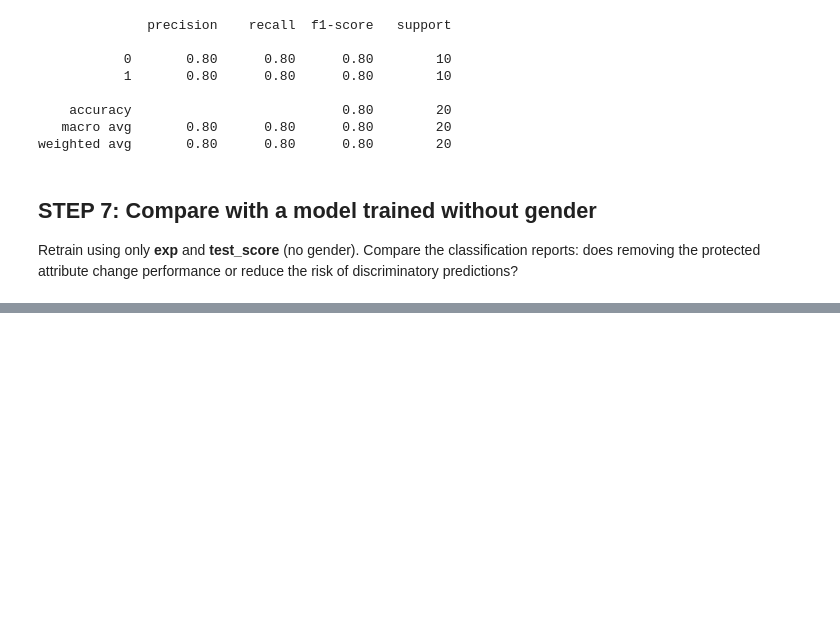
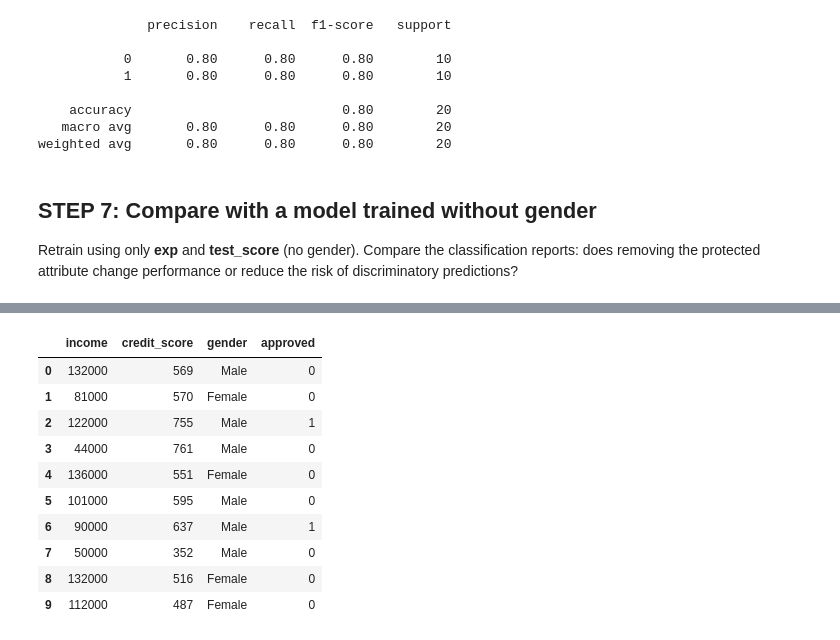
Before and after one commit to adzuci/ai-fundamentals, a Jupyter notebook: class-8-bias-and-ethics/01_class_8_bias_and_ethics_basics.ipynb, the cells around one changed output, grey strips where cells are left out. Drawn from its saved outputs; the diff is of its cells as text; code cells hidden in the pictures; blank space fills up the shorter version.

Commit message:
Add income bias to loan exercise (high-income 70% approval override)
Co-authored-by: Cursor <cursoragent@cursor.com>

```diff
--- a/class-8-bias-and-ethics/01_class_8_bias_and_ethics_basics.ipynb
+++ b/class-8-bias-and-ethics/01_class_8_bias_and_ethics_basics.ipynb
@@ -184,0 +209,31 @@ print(classification_report(y_test, pred))
+# %%
+# Concept: Loan approval dataset (mimics hiring data generation)
+np.random.seed(42)
+
+loandata = pd.DataFrame({
+    "income": np.random.randint(30, 150, 100) * 1000,      # 30k–150k
+    "credit_score": np.random.randint(300, 850, 100),
+    "gender": np.random.choice(["Male", "Female"], 100)
+})
+
+# Merit-based approval: income > 50k and credit_score > 600
+loandata["approved"] = ((loandata["income"] > 50000) & (loandata["credit_score"] > 600)).astype(int)
+
+# Introduce bias by income: high-income applicants get 70% approval regardless of credit
+loandata.loc[loandata["income"] > 80000, "approved"] = np.where(
+    np.random.rand(len(loandata[loandata["income"] > 80000])) > 0.3, 1, 0
+)
+
+loandata.head(10)
+# %% [output]
+|  | income | credit_score | gender | approved |
+| 0 | 132000 | 569 | Male | 0 |
+| 1 | 81000 | 570 | Female | 0 |
+| 2 | 122000 | 755 | Male | 1 |
+| 3 | 44000 | 761 | Male | 0 |
+| 4 | 136000 | 551 | Female | 0 |
+| 5 | 101000 | 595 | Male | 0 |
+| 6 | 90000 | 637 | Male | 1 |
+| 7 | 50000 | 352 | Male | 0 |
+| 8 | 132000 | 516 | Female | 0 |
+| 9 | 112000 | 487 | Female | 0 |
```
Also changed, not shown: parts of 3 cells of this notebook.
